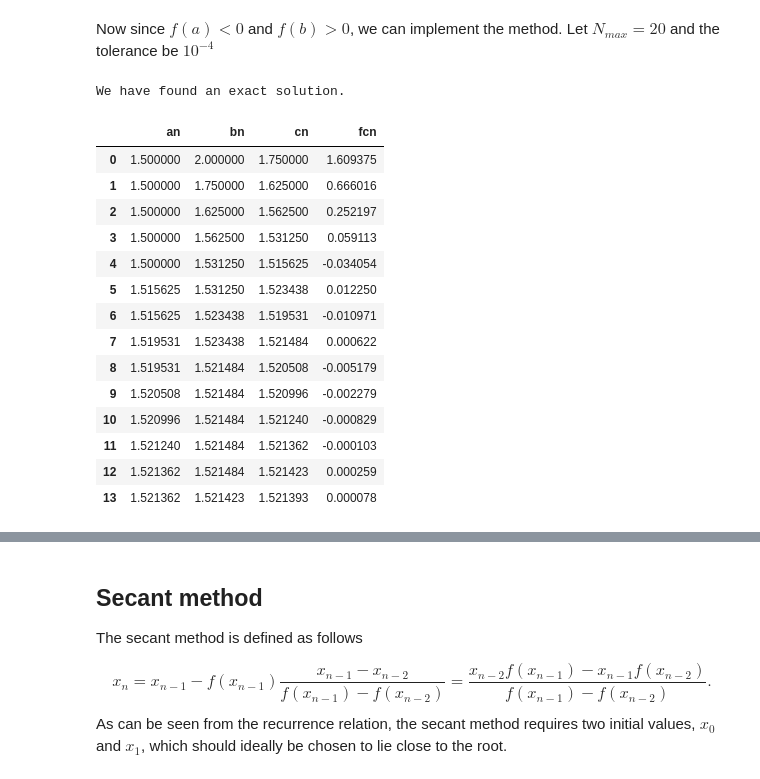
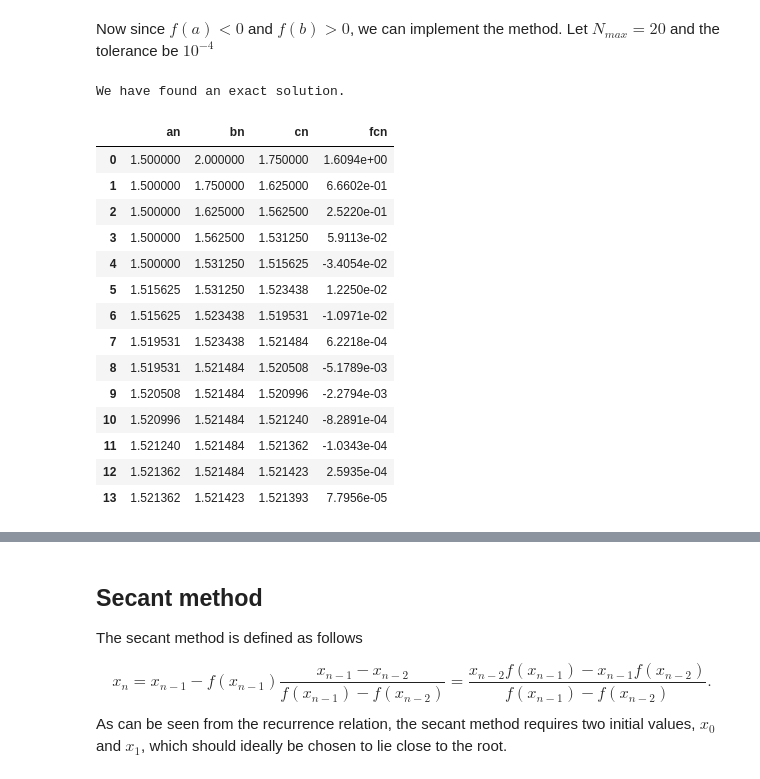
Before and after one commit to HatefDastour/Notes, a Jupyter notebook: Numerical_Analysis/Root_finding_algorithms.ipynb, the cells around one changed output, grey strips where cells are left out. Drawn from its saved outputs; the diff is of its cells as text; code cells hidden in the pictures.

```diff
--- a/Numerical_Analysis/Root_finding_algorithms.ipynb
+++ b/Numerical_Analysis/Root_finding_algorithms.ipynb
@@ -83,25 +93,30 @@ print('(b,f(b)) = (%.2f,%.2f)' % (b,f(b)))
 (b,f(b)) = (2.00,4.00)
 # %% [markdown]
 Now since $f(a)<0$ and $f(b)>0$, we can implement the method. Let $N_{max}=20$ and the tolerance be $10^{-4}$
+# %%
+def highlight_min(s):
+    s = np.abs(s)
+    is_min = s == s.min()
+    return ['background-color: SpringGreen' if v else '' for v in is_min]
 # %%
 Nmax=20; TOL=1e-4;
 an, bn, cn, fcn, n = bisection(f,a,b,Nmax, TOL)
-data_bisection = pd.DataFrame({'an': an[1:n+1], 'bn': bn[1:n+1], 'cn': cn[1:n+1], 'fcn': fcn[1:n+1]})
-data_bisection
+data = pd.DataFrame({'an': an[1:n+1], 'bn': bn[1:n+1], 'cn': cn[1:n+1], 'fcn': fcn[1:n+1]})
+display(data.style.format({'fcn': "{:.4e}"}).apply(highlight_min, subset=['fcn']))
 # %% [output]
 We have found an exact solution.
 |  | an | bn | cn | fcn |
-| 0 | 1.500000 | 2.000000 | 1.750000 | 1.609375 |
-| 1 | 1.500000 | 1.750000 | 1.625000 | 0.666016 |
-| 2 | 1.500000 | 1.625000 | 1.562500 | 0.252197 |
-| 3 | 1.500000 | 1.562500 | 1.531250 | 0.059113 |
-| 4 | 1.500000 | 1.531250 | 1.515625 | -0.034054 |
-| 5 | 1.515625 | 1.531250 | 1.523438 | 0.012250 |
-| 6 | 1.515625 | 1.523438 | 1.519531 | -0.010971 |
-| 7 | 1.519531 | 1.523438 | 1.521484 | 0.000622 |
-| 8 | 1.519531 | 1.521484 | 1.520508 | -0.005179 |
-| 9 | 1.520508 | 1.521484 | 1.520996 | -0.002279 |
-| 10 | 1.520996 | 1.521484 | 1.521240 | -0.000829 |
-| 11 | 1.521240 | 1.521484 | 1.521362 | -0.000103 |
-| 12 | 1.521362 | 1.521484 | 1.521423 | 0.000259 |
-| 13 | 1.521362 | 1.521423 | 1.521393 | 0.000078 |
+| 0 | 1.500000 | 2.000000 | 1.750000 | 1.6094e+00 |
+| 1 | 1.500000 | 1.750000 | 1.625000 | 6.6602e-01 |
+| 2 | 1.500000 | 1.625000 | 1.562500 | 2.5220e-01 |
+| 3 | 1.500000 | 1.562500 | 1.531250 | 5.9113e-02 |
+| 4 | 1.500000 | 1.531250 | 1.515625 | -3.4054e-02 |
+| 5 | 1.515625 | 1.531250 | 1.523438 | 1.2250e-02 |
+| 6 | 1.515625 | 1.523438 | 1.519531 | -1.0971e-02 |
+| 7 | 1.519531 | 1.523438 | 1.521484 | 6.2218e-04 |
+| 8 | 1.519531 | 1.521484 | 1.520508 | -5.1789e-03 |
+| 9 | 1.520508 | 1.521484 | 1.520996 | -2.2794e-03 |
+| 10 | 1.520996 | 1.521484 | 1.521240 | -8.2891e-04 |
+| 11 | 1.521240 | 1.521484 | 1.521362 | -1.0343e-04 |
+| 12 | 1.521362 | 1.521484 | 1.521423 | 2.5935e-04 |
+| 13 | 1.521362 | 1.521423 | 1.521393 | 7.7956e-05 |
```
Also changed, not shown: parts of 10 cells of this notebook.
